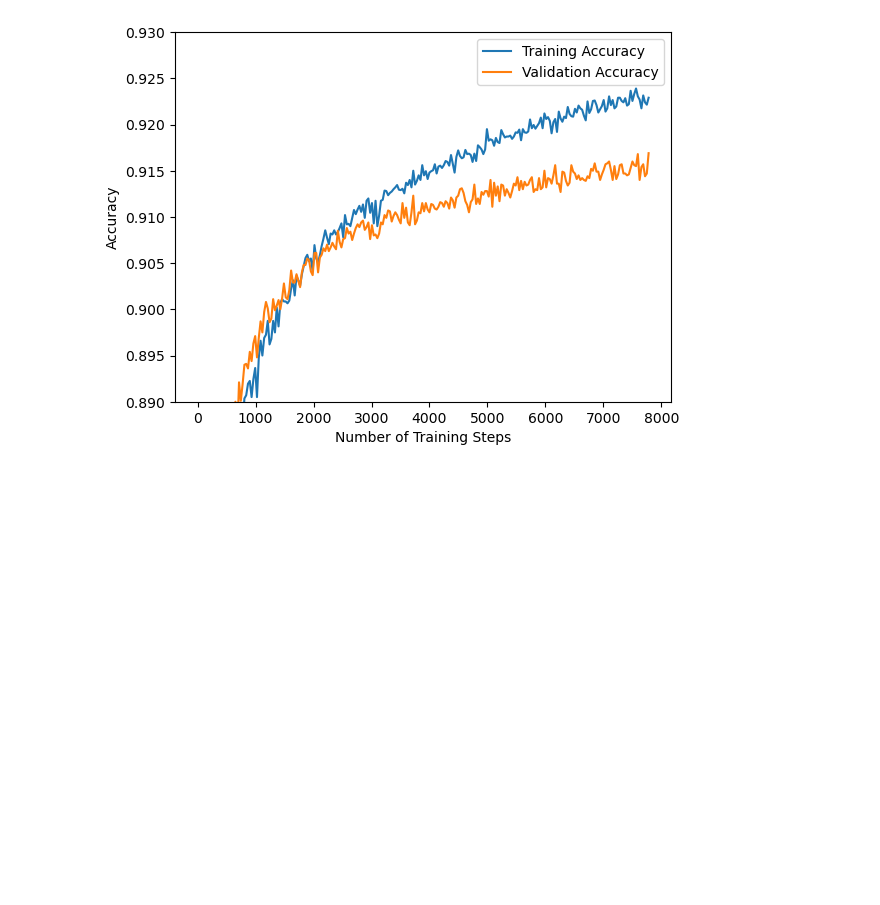
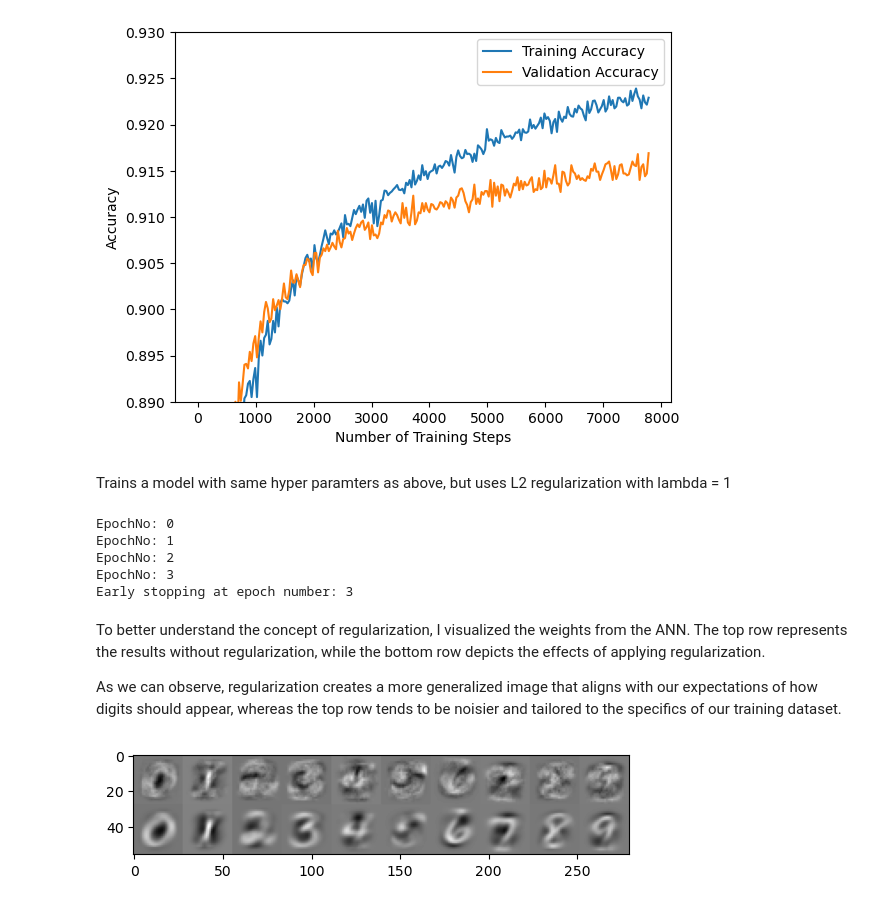
Before and after one commit to etfroeland/mnistDetection, a Jupyter notebook: mnistDetection.ipynb, the cells around one changed output. Saved outputs shown, nothing was run; the diff lists cells and outputs as text; code cells hidden in the pictures; blank space fills up the shorter version.

```diff
--- a/assignment_code/mnistDetection.ipynb
+++ b/mnistDetection.ipynb
@@ -83,3 +92,48 @@ plt.show()
 # %% [output]
 [figure]
 [figure]
+# %% [markdown]
+Trains a model with same hyper paramters as above, but uses L2 regularization with lambda = 1
+# %%
+# Training a model with L2 regularization
+model1 = sm.SoftmaxModel(l2_reg_lambda=1.0)
+trainer = st.SoftmaxTrainer(model1, learning_rate, batch_size, shuffle_dataset,X_train, Y_train, X_val, Y_val,)
+train_history_reg01, val_history_reg01 = trainer.train(num_epochs)
+# %% [output]
+EpochNo: 0
+EpochNo: 1
+EpochNo: 2
+EpochNo: 3
+Early stopping at epoch number: 3
+# %% [markdown]
+To better understand the concept of regularization, I visualized the weights from the ANN. The top row represents the results without regularization, while the bottom row depicts the effects of applying regularization.
+
+As we can observe, regularization creates a more generalized image that aligns with our expectations of how digits should appear, whereas the top row tends to be noisier and tailored to the specifics of our training dataset.
+# %%
+weights = model.w.T
+image = weights[0][:784]
+image.shape = (image.size//28, 28)
+for i in range(1, 10):
+    im = weights[i][:784]
+    im.shape = (im.size//28, 28)
+    image = np.hstack((image, im))
+
+weights1 = model1.w.T
+image1 = weights1[0][:784]
+image1.shape = (image1.size//28, 28)
+for i in range(1, 10):
+    im = weights1[i][:784]
+    im.shape = (im.size//28, 28)
+    image1 = np.hstack((image1, im))
+
+#Normalize the images
+image = image/np.max(image)
+image1 = image1/np.max(image1)
+
+image = np.vstack((image, image1))
+
+#plt.imsave("task4b_softmax_weight.png", image, cmap="gray")
+plt.imshow(image, cmap="gray")
+plt.show()
+# %% [output]
+[figure, added]
```
Also changed, not shown: parts of 12 cells of this notebook, 5 other files.
